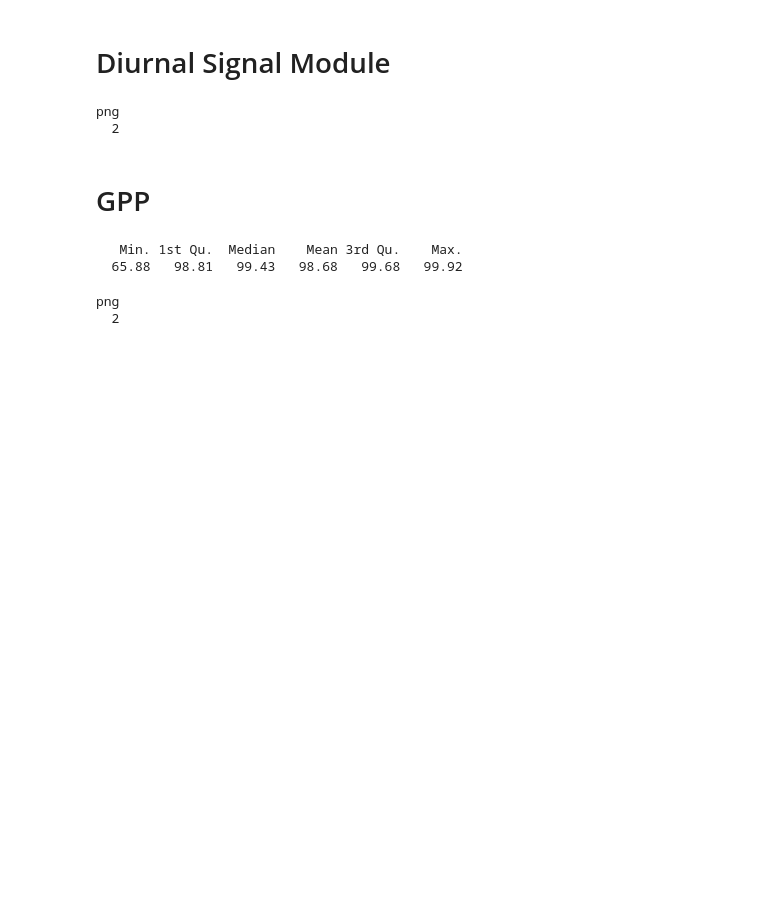
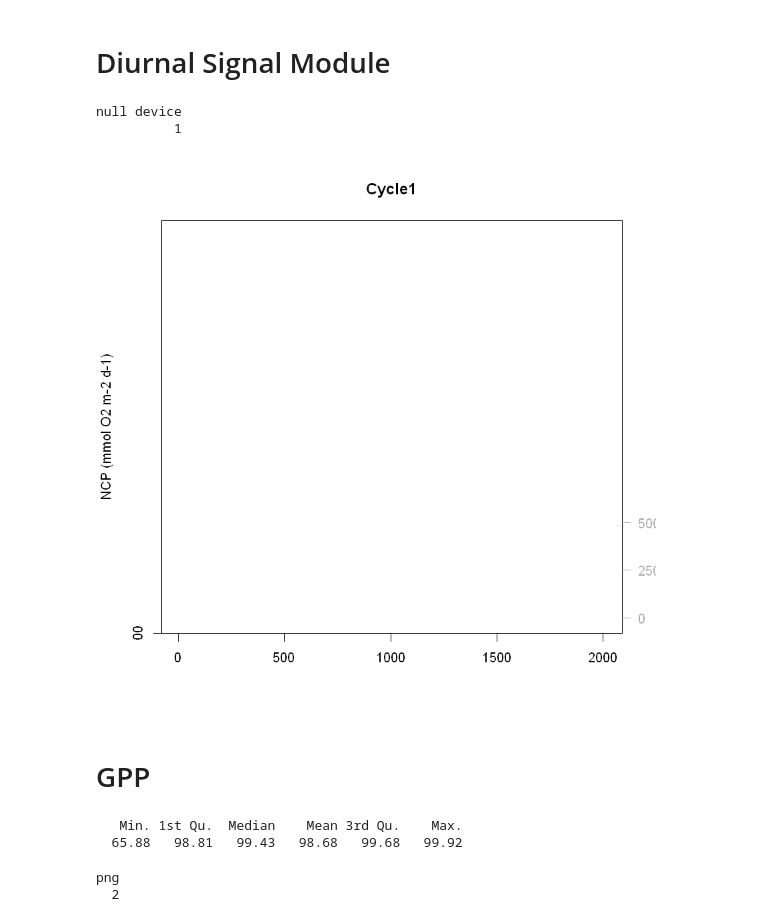
Before and after one commit to tbrycekelly/MIMS-TBK, a Jupyter notebook: Module - Diurnal & GPP Analysis.ipynb, the cells around one changed output. Saved outputs shown, nothing was run; the diff lists cells and outputs as text; code cells hidden in the pictures; blank space fills up the shorter version.

```diff
--- a/Module - Diurnal & GPP Analysis.ipynb
+++ b/Module - Diurnal & GPP Analysis.ipynb
@@ -12,45 +15,49 @@ load(file='./RStates/ship.ncp.rdata')
 #ship.data$NCP.EIMS = runmed(ship.data$NCP.EIMS, 15)
 #ship.data$NCP.MIMS = runmed(ship.data$NCP.MIMS, 15)
 # %%
-plot.diurnal = function(cycle, max.distance = 5, ylim=c(-50, 150)) {
+plot.diurnal = function(cycle, max.distance = 5, ylim=c(-0.5, 1.5)) {
     l.other = which(ship.data$Cycle == cycle & ship.data$EIMS.O2.Ar.FLAG == 1 & ship.data$MIMS.O2.Ar.FLAG == 1)
     l.eims = which(ship.data$Cycle == cycle & ship.data$EIMS.O2.Ar.FLAG == 1 &
                    ship.data$Dist.to.Drifter < max.distance)
     l.mims = which(ship.data$Cycle == cycle & ship.data$MIMS.O2.Ar.FLAG == 1 &
                    ship.data$Dist.to.Drifter < max.distance)
 
-    plot(ship.data$DT[l.eims], ship.data$NCP.EIMS[l.eims], pch=16, cex=0.5, ylim=ylim, main=cycle,
+    plot(ship.data$DT[l.eims], ship.data$BOS.EIMS[l.eims], pch=16, cex=0.5, ylim=ylim, main=cycle,
         ylab='NCP (mmol O2 m-2 d-1)', xlab='')
 
-    points(ship.data$DT[l.mims], ship.data$NCP.MIMS[l.mims], pch=16, cex=0.5, col='red')
-    points(ship.data$DT[l.other], ship.data$NCP.MIMS[l.other], pch=16, cex=0.5, col='#aa000010')
-    points(ship.data$DT[l.other], ship.data$NCP.EIMS[l.other], pch=16, cex=0.5, col='#11111110')
+    points(ship.data$DT[l.mims], ship.data$BOS.MIMS[l.mims], pch=16, cex=0.5, col='red')
+    points(ship.data$DT[l.other], ship.data$BOS.MIMS[l.other], pch=16, cex=0.5, col='#aa000010')
+    points(ship.data$DT[l.other], ship.data$BOS.EIMS[l.other], pch=16, cex=0.5, col='#11111110')
 
     ## Add PAR
-    points(ship.data$DT, ship.data$PA/100-50, pch=20, cex=0.4, col='grey')
-    axis(4, at = c(0, -25, -50), labels = c(5000, 2500, 0),
+    points(ship.data$DT, ship.data$PA-.5, pch=20, cex=0.4, col='grey')
+    axis(4, at = c(0, -.25, -.50), labels = c(5000, 2500, 0),
          col.ticks = 'dark grey', col.axis='dark grey', las=1)
 
     ## Add Wind
-    points(ship.data$DT, ship.data$NCEP*5-50, pch=2, cex=0.1, col='blue')
+    points(ship.data$DT, ship.data$NCEP*0.05-.5, pch=2, cex=0.1, col='blue')
     axis(4, at = c(-40, -15), labels = c(2, 7), col='blue', las=1)
 
     add.daynight()
+
+    ## Add ship fluorometer
+    #points(ship.data$DT, ship.data$FL, col='green', pch=8, cex=0.4)
 }
 # %%
-pdf('Output/Module Diurnal - Cycle 1 2.pdf')
+#pdf('Output/Module Diurnal - Cycle 1 2.pdf')
 
 #par(mfrow=c(2,2))
 
 plot.diurnal('Cycle1')
-plot.diurnal('Cycle2')
-plot.diurnal('Cycle3')
-plot.diurnal('Cycle4')
+#plot.diurnal('Cycle2')
+#plot.diurnal('Cycle3')
+#plot.diurnal('Cycle4')
 
 dev.off()
 # %% [output]
-png
-  2
+null device
+          1
+[figure, added]
 # %%
 plot.diurnal2 = function(cycle, max.distance = 5, ylim=c(-50, 150)) {
     l.other = which(ship.data$Cycle == cycle & ship.data$EIMS.O2.Ar.FLAG == 1 & ship.data$MIMS.O2.Ar.FLAG == 1)
```
Also changed, not shown: parts of 1 cell of this notebook, 44 other files.
